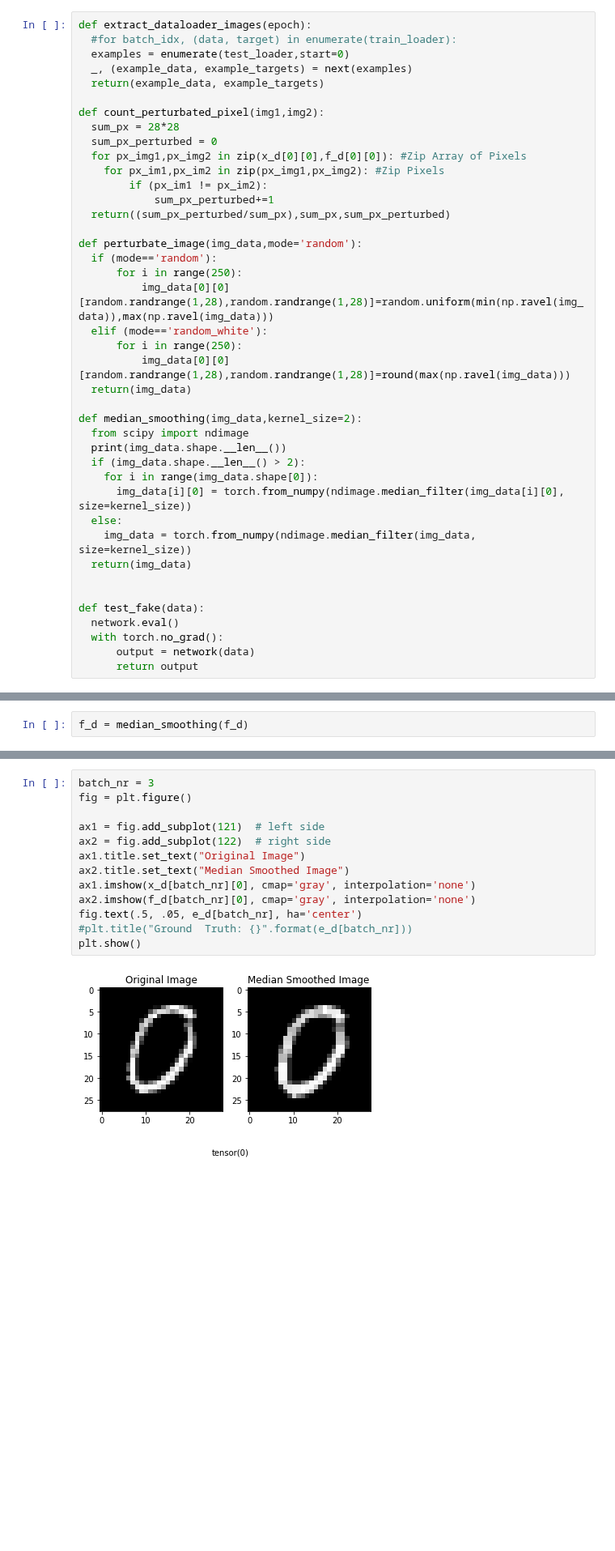
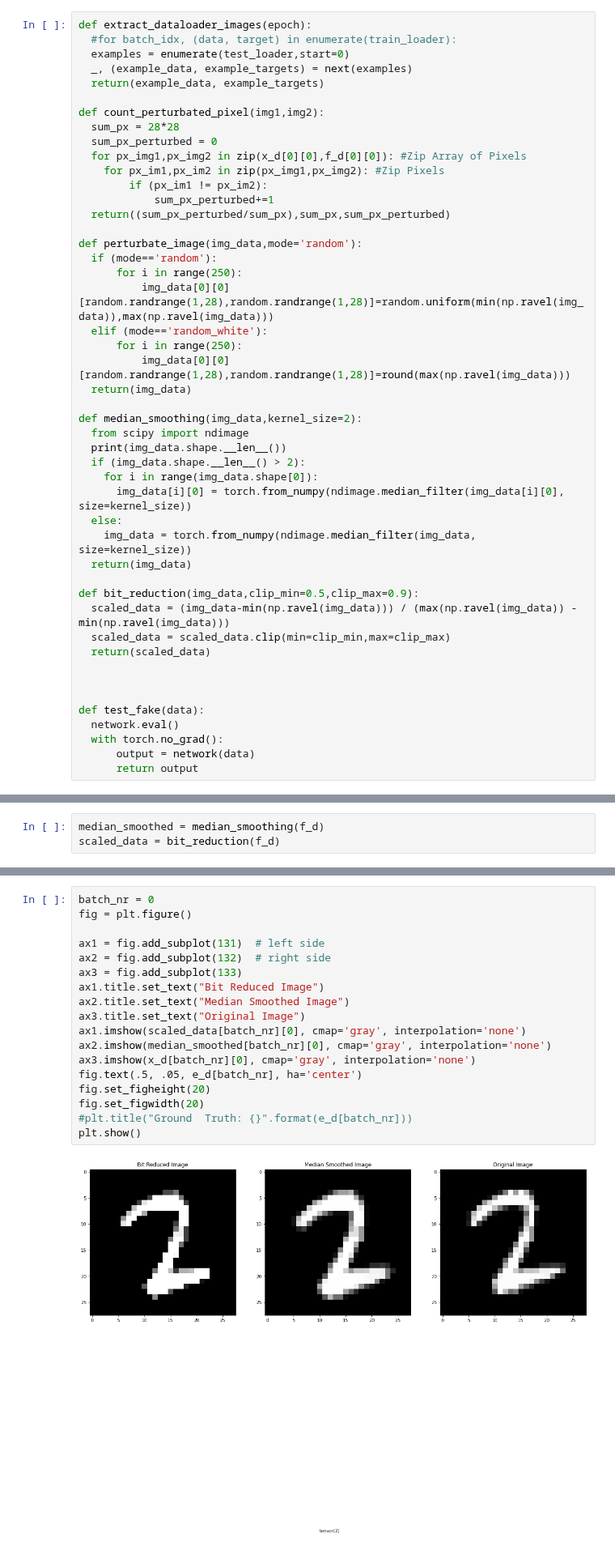
Before and after one commit to Caryox/adversarial-robustness, a Jupyter notebook: notepads/simple_cnn.ipynb, the cells around one changed output, grey strips where cells are left out. Shown at 81% size. Cells and saved outputs as stored; diff of their text form; blank space fills up the shorter version.

```diff
--- a/notepads/simple_cnn.ipynb
+++ b/notepads/simple_cnn.ipynb
@@ -146,6 +146,12 @@ def median_smoothing(img_data,kernel_size=2):
     img_data = torch.from_numpy(ndimage.median_filter(img_data, size=kernel_size))
   return(img_data)
 
+def bit_reduction(img_data,clip_min=0.5,clip_max=0.9):
+  scaled_data = (img_data-min(np.ravel(img_data))) / (max(np.ravel(img_data)) - min(np.ravel(img_data)))
+  scaled_data = scaled_data.clip(min=clip_min,max=clip_max)
+  return(scaled_data)
+
+
 
 def test_fake(data):
   network.eval()
@@ -376,5 +396,3 @@ plt.imshow(median_smoothing(f_d[0][0]), cmap='gray', interpolation='none')
 2
 <matplotlib.image.AxesImage at 0x...>
 [figure]
-# %%
-f_d = median_smoothing(f_d)
@@ -382,0 +399,3 @@ f_d = median_smoothing(f_d)
+# %%
+median_smoothed = median_smoothing(f_d)
+scaled_data = bit_reduction(f_d)
@@ -397,20 +418,25 @@ plt.plot
 <function matplotlib.pyplot.plot(*args, scalex=True, scaley=True, data=None, **kwargs)>
 [figure]
 # %%
-batch_nr = 3
+batch_nr = 0
 fig = plt.figure()
 
-ax1 = fig.add_subplot(121)  # left side
-ax2 = fig.add_subplot(122)  # right side
-ax1.title.set_text("Original Image")
+ax1 = fig.add_subplot(131)  # left side
+ax2 = fig.add_subplot(132)  # right side
+ax3 = fig.add_subplot(133)
+ax1.title.set_text("Bit Reduced Image")
 ax2.title.set_text("Median Smoothed Image")
-ax1.imshow(x_d[batch_nr][0], cmap='gray', interpolation='none')
-ax2.imshow(f_d[batch_nr][0], cmap='gray', interpolation='none')
+ax3.title.set_text("Original Image")
+ax1.imshow(scaled_data[batch_nr][0], cmap='gray', interpolation='none')
+ax2.imshow(median_smoothed[batch_nr][0], cmap='gray', interpolation='none')
+ax3.imshow(x_d[batch_nr][0], cmap='gray', interpolation='none')
 fig.text(.5, .05, e_d[batch_nr], ha='center')
+fig.set_figheight(20)
+fig.set_figwidth(20)
 #plt.title("Ground  Truth: {}".format(e_d[batch_nr]))
 plt.show()
 # %% [output]
-[figure, old version]
+[figure, new version]
 # %%
 fake_tst = test_fake(f_d)
 p_percent,p_size,p_pertubated=count_perturbated_pixel(x_d[0][0],f_d[0][0])
```
Also changed, not shown: parts of 7 cells of this notebook.
